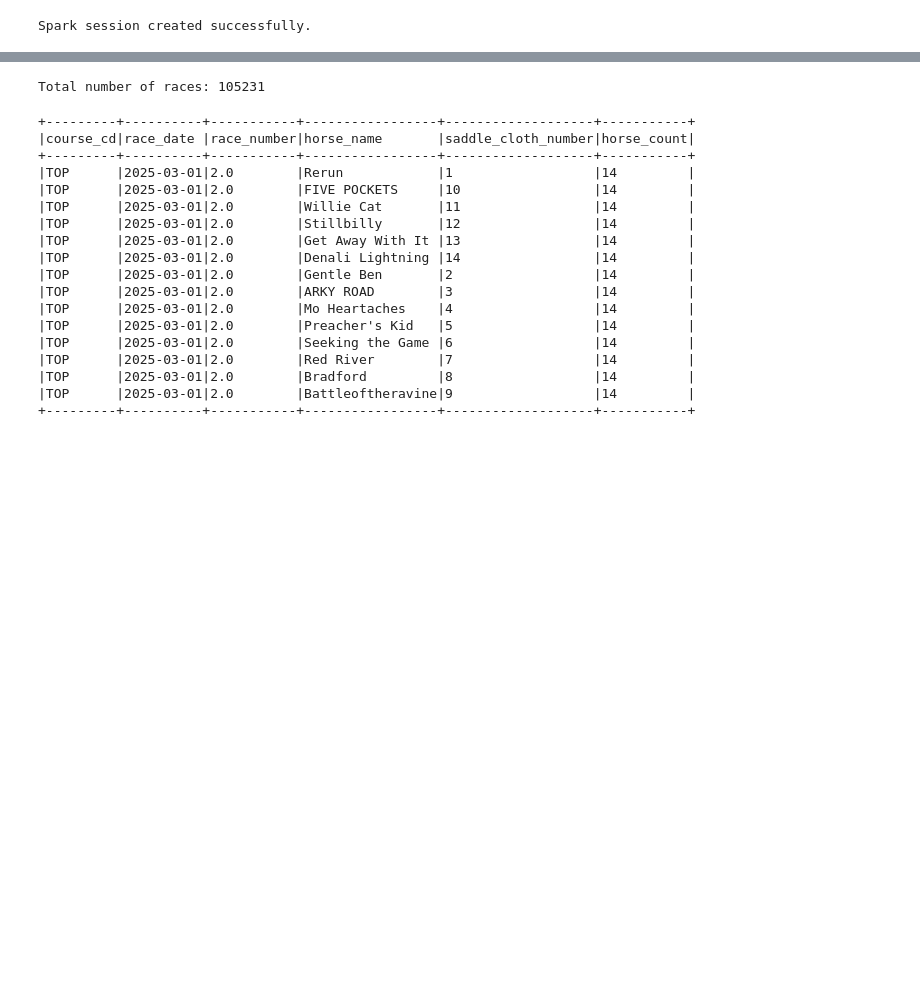
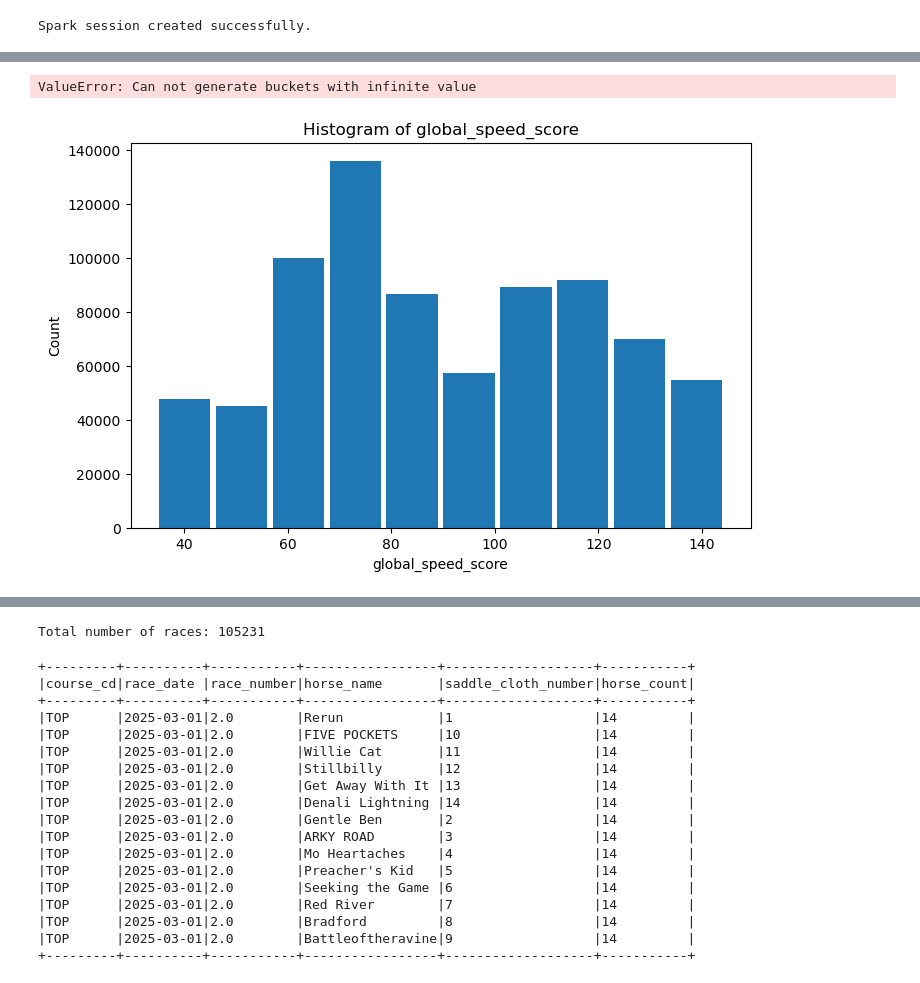
Before and after one commit to shanemeister/FoxRiverAIRacing, a Jupyter notebook: notebooks/0-Model-Results-Analysis.ipynb, the cells around one changed output, grey strips where cells are left out. Saved outputs shown, nothing was run; the diff lists cells and outputs as text; code cells hidden in the pictures; blank space fills up the shorter version.

Commit message:
Updates on Speed Score and Horse Embedding

```diff
--- a/notebooks/0-Model-Results-Analysis.ipynb
+++ b/notebooks/0-Model-Results-Analysis.ipynb
@@ -62,0 +160,52 @@ root
+# %%
+import matplotlib.pyplot as plt
+
+# Convert the column to an RDD and use the histogram function
+hist_result = (
+    global_speed_score.select("global_speed_score_iq")
+      .rdd
+      .flatMap(lambda x: x)  # flatten out the column values
+      .histogram(10)         # 10 bins by default
+)
+
+# hist_result returns a tuple (bins, counts)
+# bins: list of bin boundaries
+# counts: list of counts in each bin
+
+bins = hist_result[0]
+counts = hist_result[1]
+
+plt.figure(figsize=(8, 5))
+plt.bar(x=bins[:-1], height=counts, width=(bins[1] - bins[0]) * 0.9)
+plt.xlabel("global_speed_score")
+plt.ylabel("Count")
+plt.title("Histogram of global_speed_score")
+plt.show()
+# %% [output]
+ValueError: Can not generate buckets with infinite value
+# %%
+import matplotlib.pyplot as plt
+
+# Convert the column to an RDD and use the histogram function
+hist_result = (
+    global_speed_score.select("global_speed_score")
+      .rdd
+      .flatMap(lambda x: x)  # flatten out the column values
+      .histogram(10)         # 10 bins by default
+)
+
+# hist_result returns a tuple (bins, counts)
+# bins: list of bin boundaries
+# counts: list of counts in each bin
+
+bins = hist_result[0]
+counts = hist_result[1]
+
+plt.figure(figsize=(8, 5))
+plt.bar(x=bins[:-1], height=counts, width=(bins[1] - bins[0]) * 0.9)
+plt.xlabel("global_speed_score")
+plt.ylabel("Count")
+plt.title("Histogram of global_speed_score")
+plt.show()
+# %% [output]
+[figure, added]
```
Also changed, not shown: parts of 7 cells of this notebook, 25 other files.
